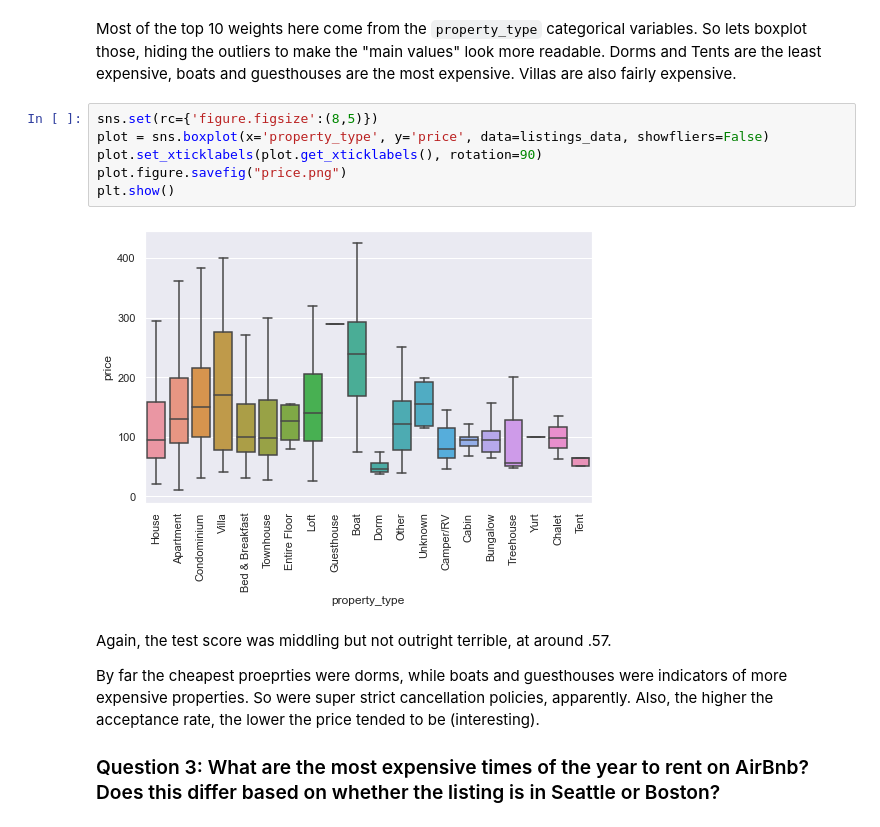
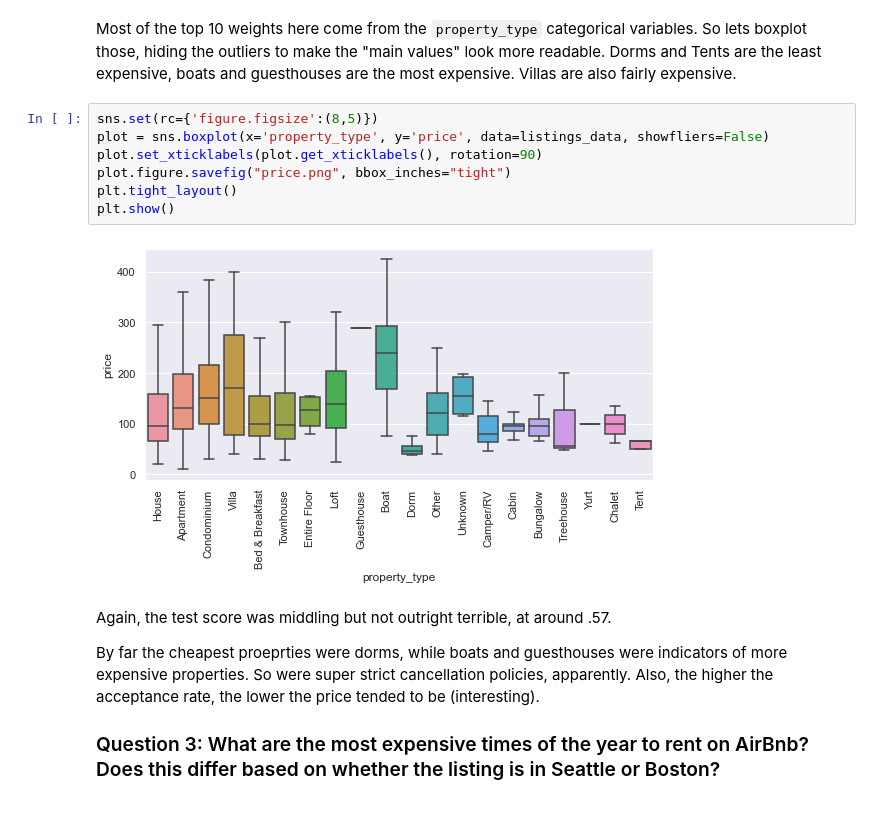
Before and after one commit to venknat/udacity-data-science, a Jupyter notebook: project1_blog_post/Udacity Making A Data Science Blog Post Project.ipynb, the cells around one changed output. Cells and saved outputs as stored; diff of their text form.

```diff
--- a/project1_blog_post/Udacity Making A Data Science Blog Post Project.ipynb
+++ b/project1_blog_post/Udacity Making A Data Science Blog Post Project.ipynb
@@ -876,11 +877,12 @@ Most of the top 10 weights here come from the `property_type` categorical variab
 # %%
 sns.set(rc={'figure.figsize':(8,5)})
 plot = sns.boxplot(x='property_type', y='price', data=listings_data, showfliers=False)
 plot.set_xticklabels(plot.get_xticklabels(), rotation=90)
-plot.figure.savefig("price.png")
+plot.figure.savefig("price.png", bbox_inches="tight")
+plt.tight_layout()
 plt.show()
 # %% [output]
-[figure, old version]
+[figure, new version]
 # %% [markdown]
 Again, the test score was middling but not outright terrible, at around .57.
 
```
Also changed, not shown: parts of 12 cells of this notebook.
